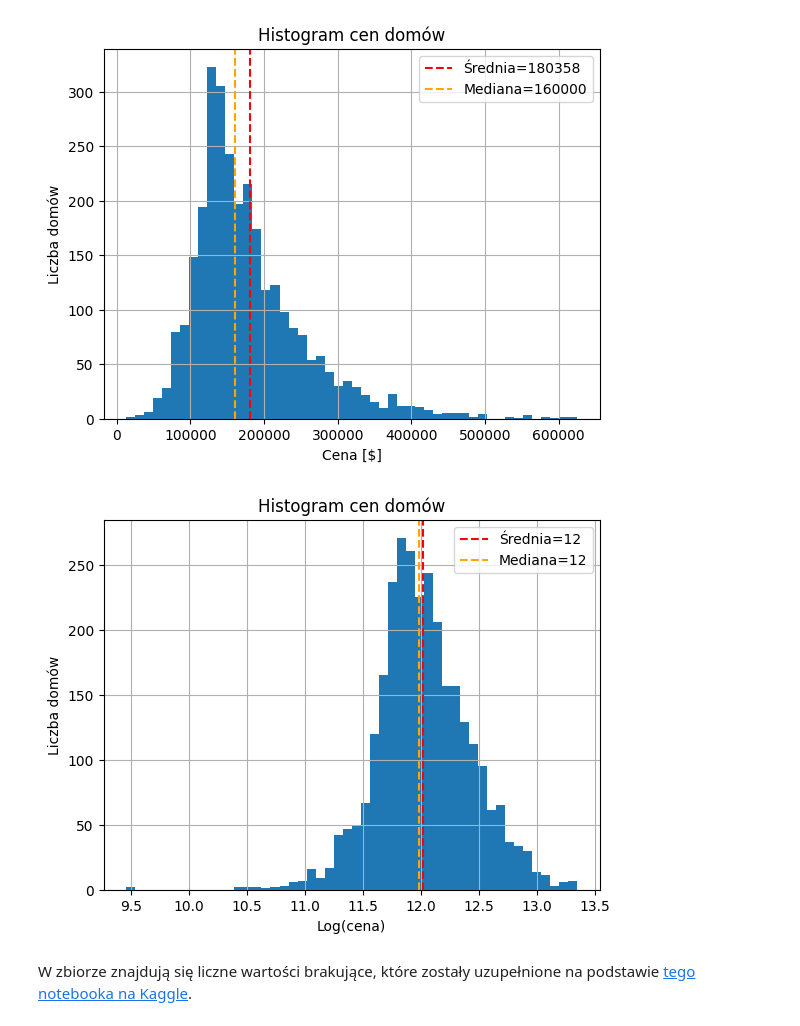
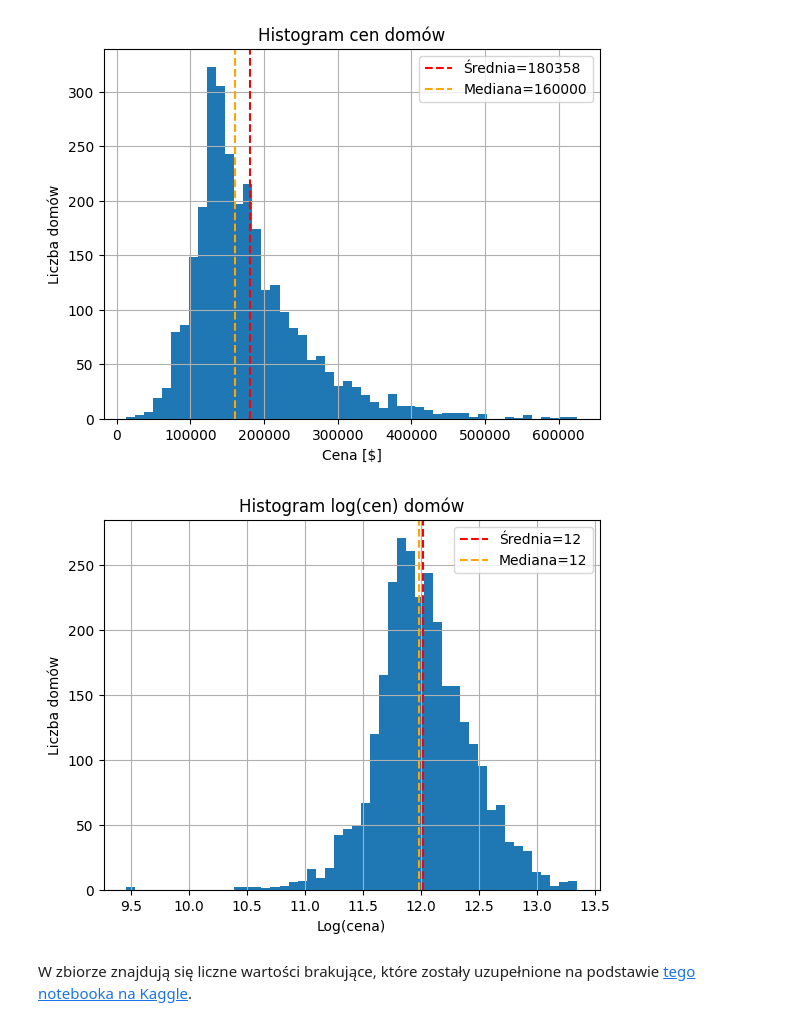
Before and after one commit to barhanc/machine-learning-fundamentals, a Jupyter notebook: lab1/notebook.ipynb, the cells around one changed output. Saved outputs shown, nothing was run; the diff lists cells and outputs as text; code cells hidden in the pictures.

```diff
--- a/lab1/notebook.ipynb
+++ b/lab1/notebook.ipynb
@@ -136,9 +136,11 @@ plot_hist(df["SalePrice"], xlabel="Cena [$]", ylabel="Liczba domów", title="His
 [figure]
 # %%
 df["SalePrice"] = np.log1p(df["SalePrice"])
-plot_hist(df["SalePrice"], xlabel="Log(cena)", ylabel="Liczba domów", title="Histogram cen domów")
+plot_hist(
+    df["SalePrice"], xlabel="Log(cena)", ylabel="Liczba domów", title="Histogram log(cen) domów"
+)
 # %% [output]
-[figure, old version]
+[figure, new version]
 # %% [markdown]
 W zbiorze znajdują się liczne wartości brakujące, które zostały uzupełnione na podstawie [tego notebooka na Kaggle](https://www.kaggle.com/code/juliencs/a-study-on-regression-applied-to-the-ames-dataset).
 # %%
```
Also changed, not shown: parts of 7 cells of this notebook.
